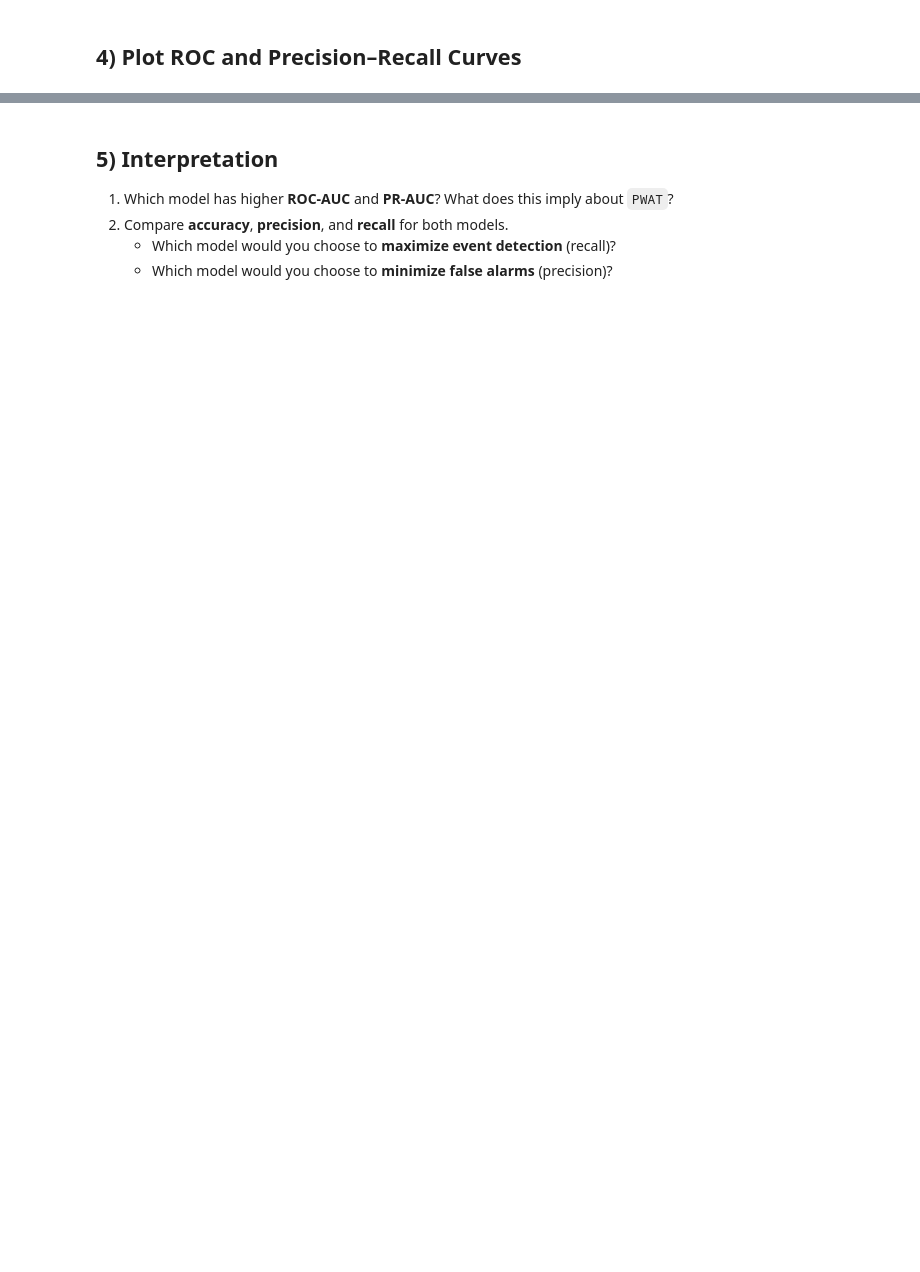
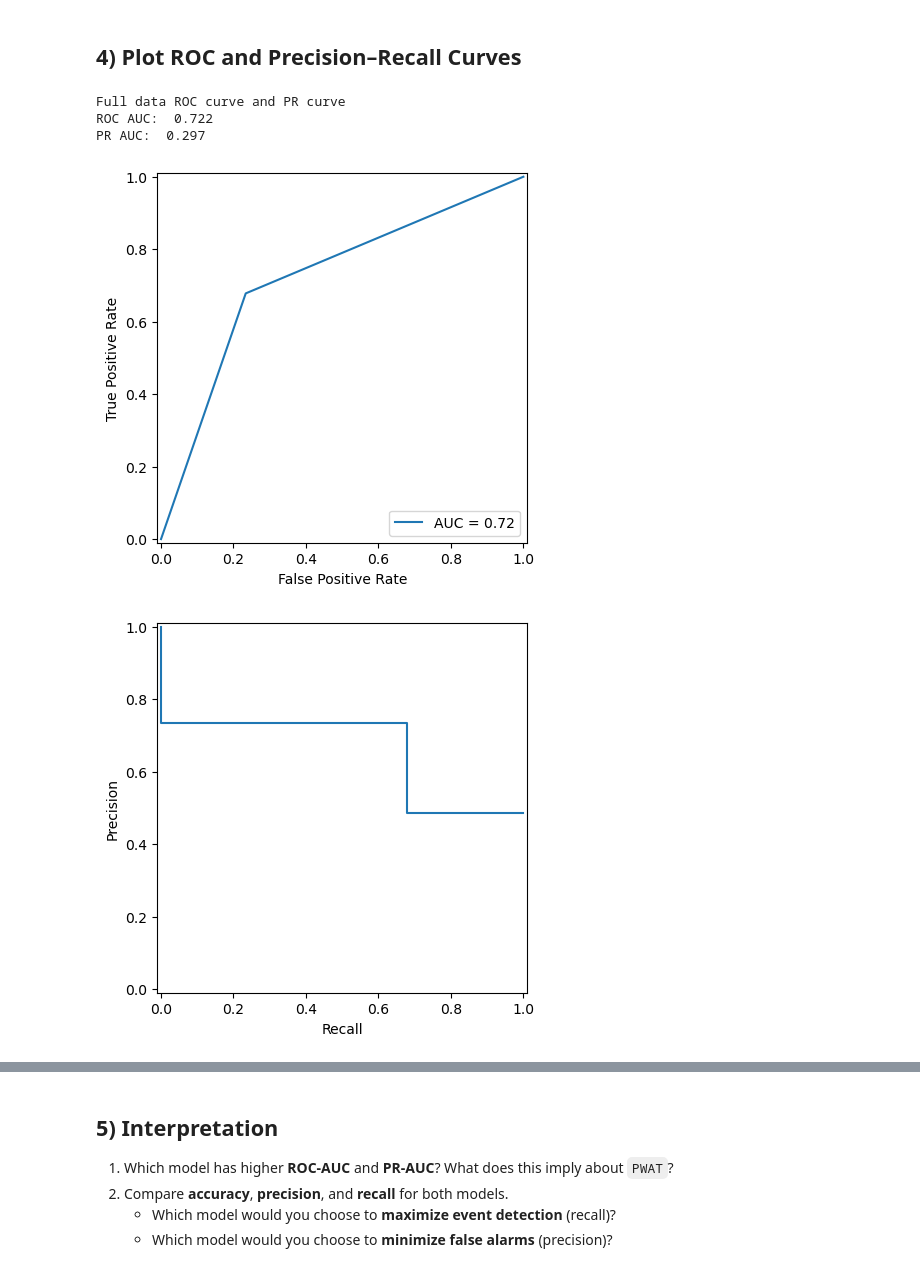
Before and after one commit to swnesbitt/ATMS-523-Module-5-Checkin, a Jupyter notebook: notebooks/LogReg_Compare_Models.ipynb, the cells around one changed output, grey strips where cells are left out. Drawn from its saved outputs; the diff is of its cells as text; code cells hidden in the pictures; blank space fills up the shorter version.

```diff
--- a/notebooks/LogReg_Compare_Models.ipynb
+++ b/notebooks/LogReg_Compare_Models.ipynb
@@ -49,13 +60,14 @@ df.head()
 # %% [markdown]
 ## 1) Train/Test Split
 # %%
-# TODO: Split into train/test for both feature sets using SAME random_state and stratify by y
 X_full = df[FEATURES_FULL].values
 X_reduced = df[FEATURES_REDUCED].values
 y = df[TARGET].values.astype(int)
 
 # YOUR CODE HERE
-Xf_train, Xf_test, yf_train, yf_test = train_test_split(X_full, y, test_size=0.25, random_state=0, stratify=y)
-Xr_train, Xr_test, yr_train, yr_test = train_test_split(X_reduced, y, test_size=0.25, random_state=0, stratify=y)
+Xf_train, Xf_test, yf_train, yf_test = \
+    train_test_split(X_full, y, test_size=0.25, random_state=0, stratify=y)
+Xr_train, Xr_test, yr_train, yr_test = \
+    train_test_split(X_reduced, y, test_size=0.25, random_state=0, stratify=y)
 
 len(Xf_train), len(Xf_test)
@@ -83,3 +117,26 @@ ypred_reduced = (yprob_reduced >= thr).astype(int)
 ## 4) Plot ROC and Precision–Recall Curves
 # %%
 # TODO: Plot ROC and PR curves for both models on shared axes
+# accuracy_score, precision_score, recall_score,
+# RocCurveDisplay, PrecisionRecallDisplay
+
+print("Full data ROC curve and PR curve")
+# I used the documentation here for the ROC Curve:
+# https://scikit-learn.org/stable/modules/generated/sklearn.metrics.RocCurveDisplay.html
+fpr, tpr, _ = roc_curve(yf_test, ypred_full)
+roc_auc = auc(fpr, tpr)
+RocCurveDisplay(fpr=fpr, tpr=tpr, roc_auc=roc_auc).plot()
+
+# and precision and recall I took from here:
+# https://scikit-learn.org/stable/modules/generated/sklearn.metrics.PrecisionRecallDisplay.html
+precision, recall, _ = precision_recall_curve(yf_test, ypred_full)
+pr_auc = auc(precision, recall)
+PrecisionRecallDisplay(precision=precision, recall=recall).plot()
+print(f"ROC AUC: {roc_auc: .3f}")
+print(f"PR AUC: {pr_auc: .3f}")
+# %% [output]
+Full data ROC curve and PR curve
+ROC AUC:  0.722
+PR AUC:  0.297
+[figure, added]
+[figure, added]
```
Also changed, not shown: parts of 7 cells of this notebook.
